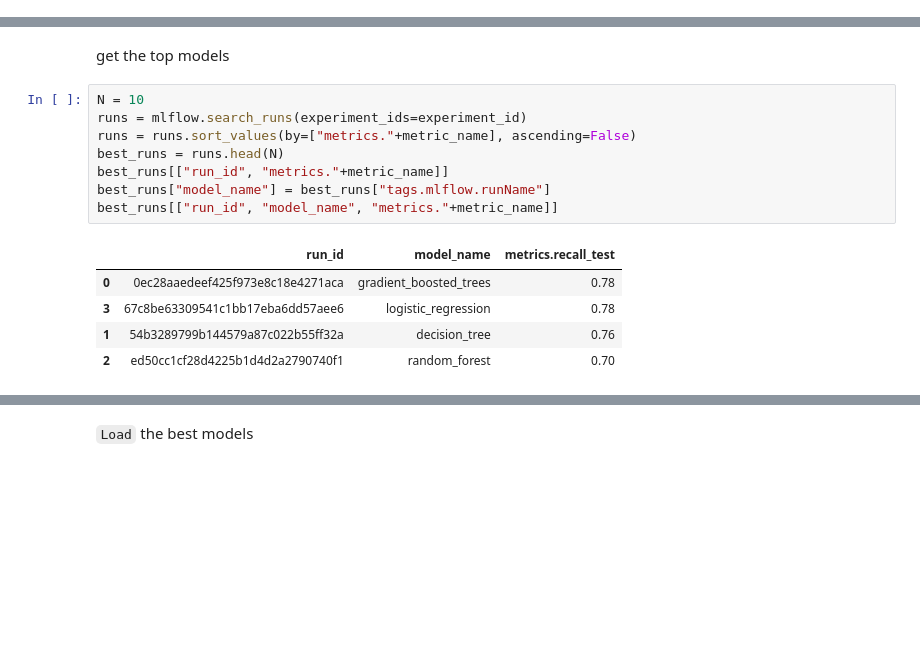
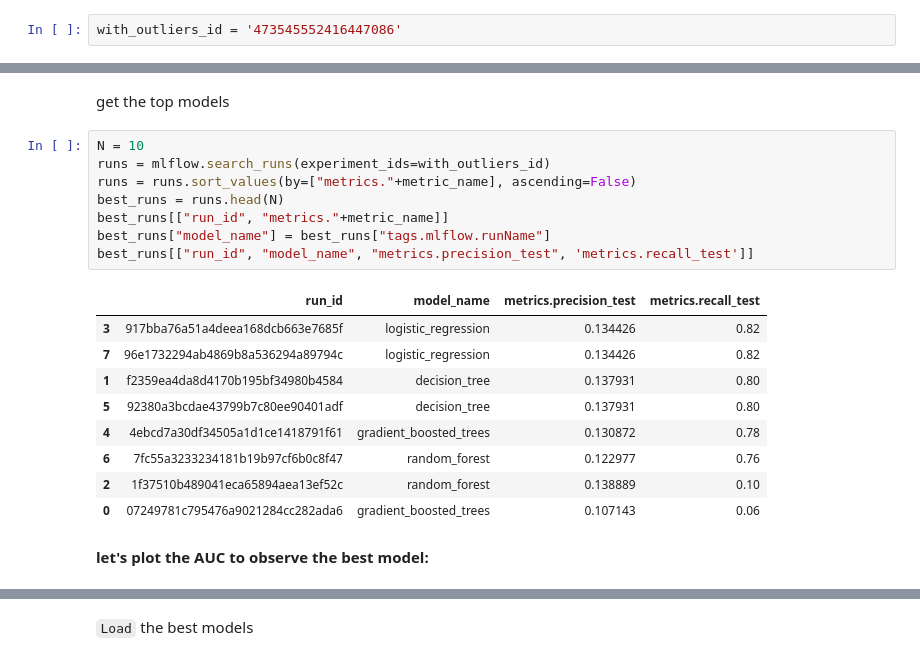
Before and after one commit to waleedtarazi/stroke, a Jupyter notebook: strok.ipynb, the cells around one changed output, grey strips where cells are left out. Cells and saved outputs as stored; diff of their text form; blank space fills up the shorter version.

```diff
--- a/strok.ipynb
+++ b/strok.ipynb
@@ -270 +307,3 @@ preprocessing_step_v0 = preprocessor
+# %%
+with_outliers_id = '473545552416447086'
 # %%
@@ -334,15 +382,21 @@ for model_name, model_params in models.items():
 get the top models
 # %%
 N = 10
-runs = mlflow.search_runs(experiment_ids=experiment_id)
+runs = mlflow.search_runs(experiment_ids=with_outliers_id)
 runs = runs.sort_values(by=["metrics."+metric_name], ascending=False)
 best_runs = runs.head(N)
 best_runs[["run_id", "metrics."+metric_name]]
 best_runs["model_name"] = best_runs["tags.mlflow.runName"]
-best_runs[["run_id", "model_name", "metrics."+metric_name]]
+best_runs[["run_id", "model_name", "metrics.precision_test", 'metrics.recall_test']]
 # %% [output]
-|  | run_id | model_name | metrics.recall_test |
-| 0 | 0ec28aaedeef425f973e8c18e4271aca | gradient_boosted_trees | 0.78 |
-| 3 | 67c8be63309541c1bb17eba6dd57aee6 | logistic_regression | 0.78 |
-| 1 | 54b3289799b144579a87c022b55ff32a | decision_tree | 0.76 |
-| 2 | ed50cc1cf28d4225b1d4d2a2790740f1 | random_forest | 0.70 |
+|  | run_id | model_name | metrics.precision_test | metrics.recall_test |
+| 3 | 917bba76a51a4deea168dcb663e7685f | logistic_regression | 0.134426 | 0.82 |
+| 7 | 96e1732294ab4869b8a536294a89794c | logistic_regression | 0.134426 | 0.82 |
+| 1 | f2359ea4da8d4170b195bf34980b4584 | decision_tree | 0.137931 | 0.80 |
+| 5 | 92380a3bcdae43799b7c80ee90401adf | decision_tree | 0.137931 | 0.80 |
+| 4 | 4ebcd7a30df34505a1d1ce1418791f61 | gradient_boosted_trees | 0.130872 | 0.78 |
+| 6 | 7fc55a3233234181b19b97cf6b0c8f47 | random_forest | 0.122977 | 0.76 |
+| 2 | 1f37510b489041eca65894aea13ef52c | random_forest | 0.138889 | 0.10 |
+| 0 | 07249781c795476a9021284cc282ada6 | gradient_boosted_trees | 0.107143 | 0.06 |
+# %% [markdown]
+**let's plot the AUC to observe the best model:**
```
Also changed, not shown: parts of 21 cells of this notebook, 5 other files.
